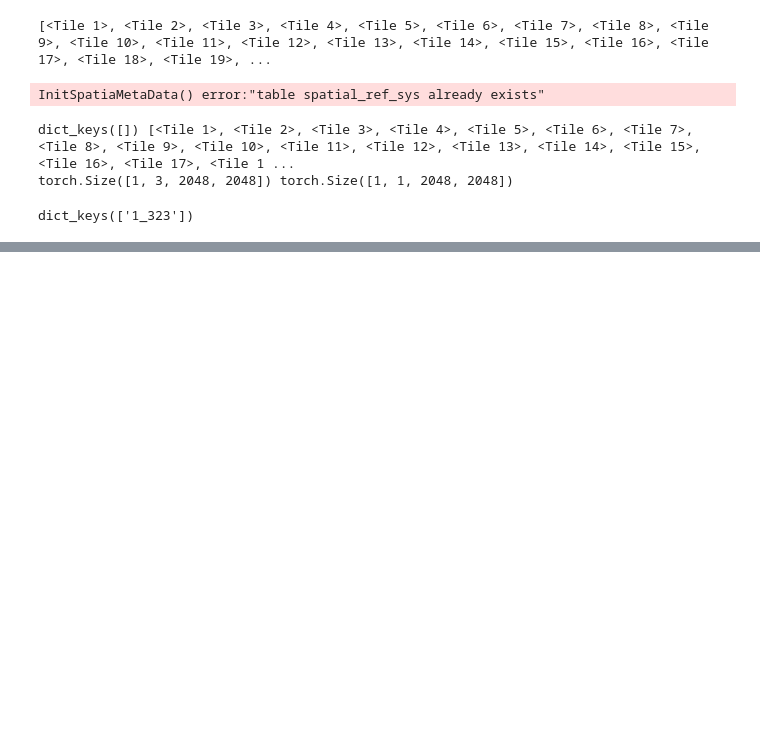
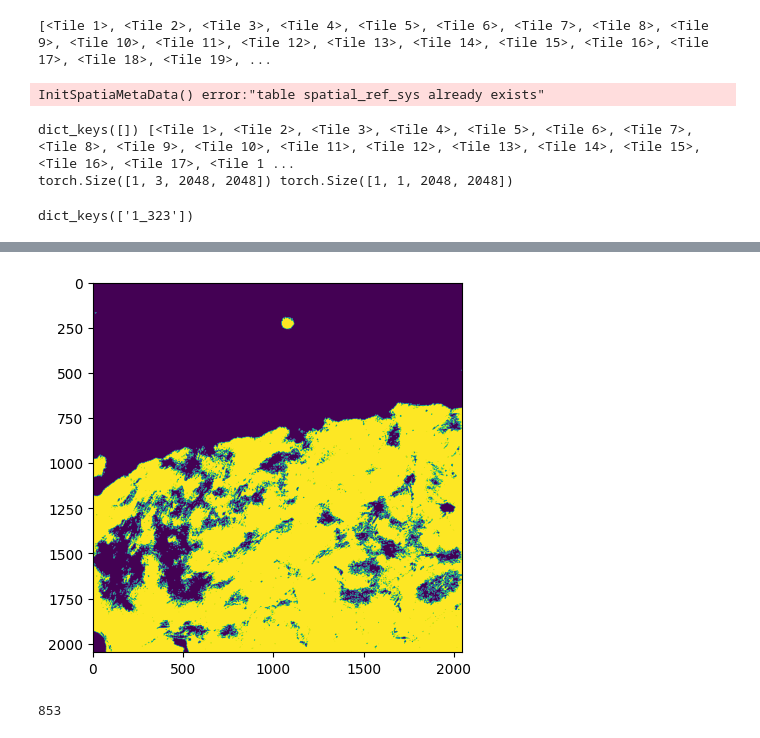
Before and after one commit to choosehappy/QuickAnnotator, a Jupyter notebook: quickannotator/dl/2-dataloader_work.ipynb, the cells around one changed output, grey strips where cells are left out. Saved outputs shown, nothing was run; the diff lists cells and outputs as text; code cells hidden in the pictures; blank space fills up the shorter version.

```diff
--- a/quickannotator/dl/2-dataloader_work.ipynb
+++ b/quickannotator/dl/2-dataloader_work.ipynb
@@ -346,0 +461,16 @@ Clipping input data to the valid range for imshow with RGB data ([0..1] for floa
+# %%
+
+# Merge groups of pixels which are at most 2 away
+kernel = np.ones((2, 2), np.uint8)
+positive_mask = cv2.dilate(positive_mask.astype(np.uint8), kernel, iterations=2)>0
+plt.imshow(positive_mask>0)
+plt.show()
+# %% [output]
+[figure, added]
+# %%
+
+# Find contours in the positive mask
+contours, _ = cv2.findContours(positive_mask.astype(np.uint8), cv2.RETR_EXTERNAL, cv2.CHAIN_APPROX_SIMPLE)
+len(contours)
+# %% [output]
+853
```
Also changed, not shown: parts of 16 cells of this notebook.
